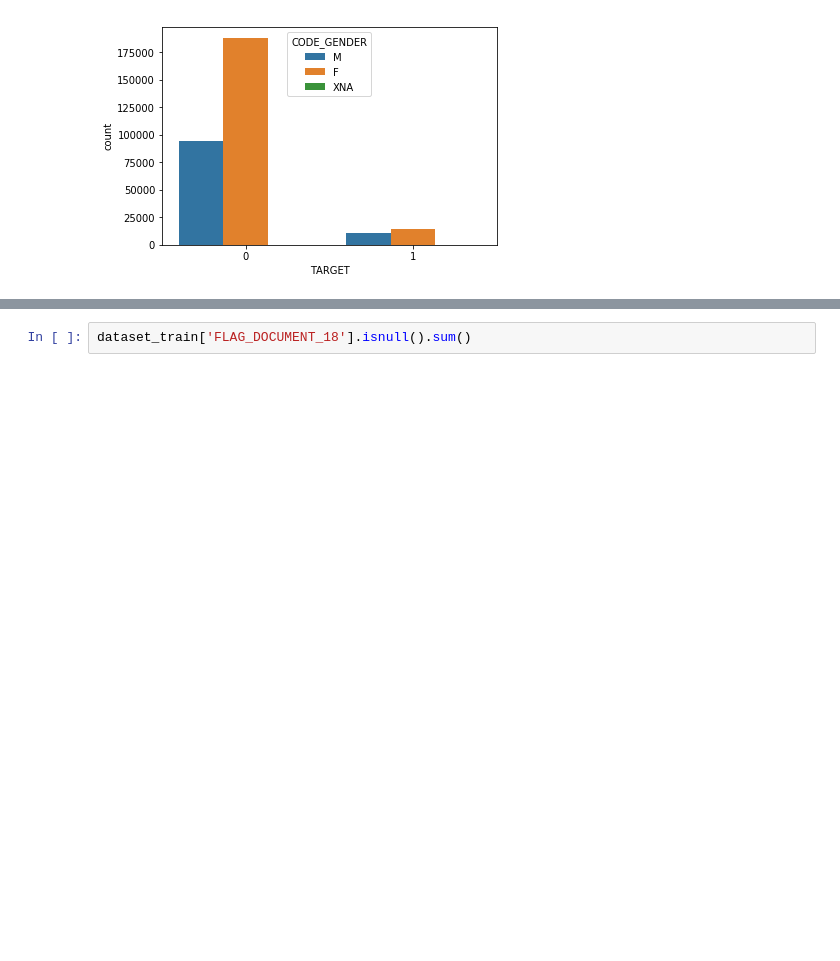
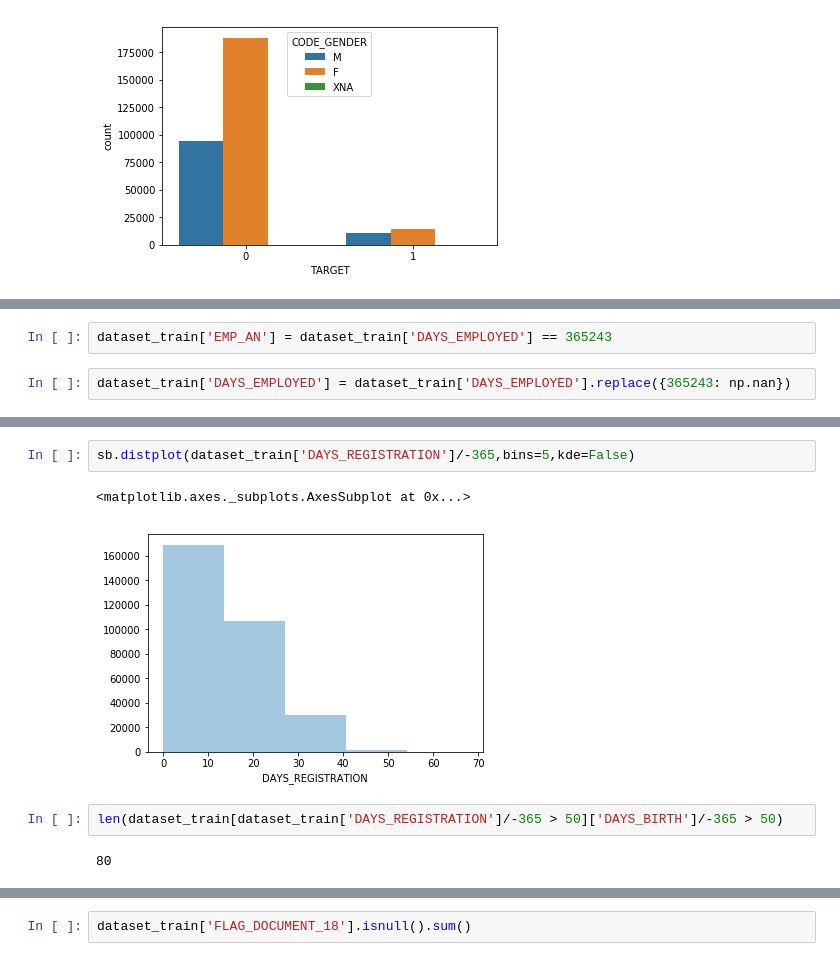
Before and after one commit to shashvat-kedia/Credit-Default-Risk-Prediction, a Jupyter notebook: CreditDefaultRiskPrediction.ipynb, the cells around one changed output, grey strips where cells are left out. Cells and saved outputs as stored; diff of their text form; blank space fills up the shorter version.

Commit message:
Anomalies in dataset handled

```diff
--- a/CreditDefaultRiskPrediction.ipynb
+++ b/CreditDefaultRiskPrediction.ipynb
@@ -83,0 +140,4 @@ sb.countplot(x='TARGET',hue='CODE_GENDER',data=dataset_train)
+# %%
+dataset_train['EMP_AN'] = dataset_train['DAYS_EMPLOYED'] == 365243
+# %%
+dataset_train['DAYS_EMPLOYED'] = dataset_train['DAYS_EMPLOYED'].replace({365243: np.nan})
@@ -83,0 +168,9 @@ sb.countplot(x='TARGET',hue='CODE_GENDER',data=dataset_train)
+# %%
+sb.distplot(dataset_train['DAYS_REGISTRATION']/-365,bins=5,kde=False)
+# %% [output]
+<matplotlib.axes._subplots.AxesSubplot at 0x...>
+[figure, added]
+# %%
+len(dataset_train[dataset_train['DAYS_REGISTRATION']/-365 > 50]['DAYS_BIRTH']/-365 > 50)
+# %% [output]
+80
```
Also changed, not shown: parts of 11 cells of this notebook.
